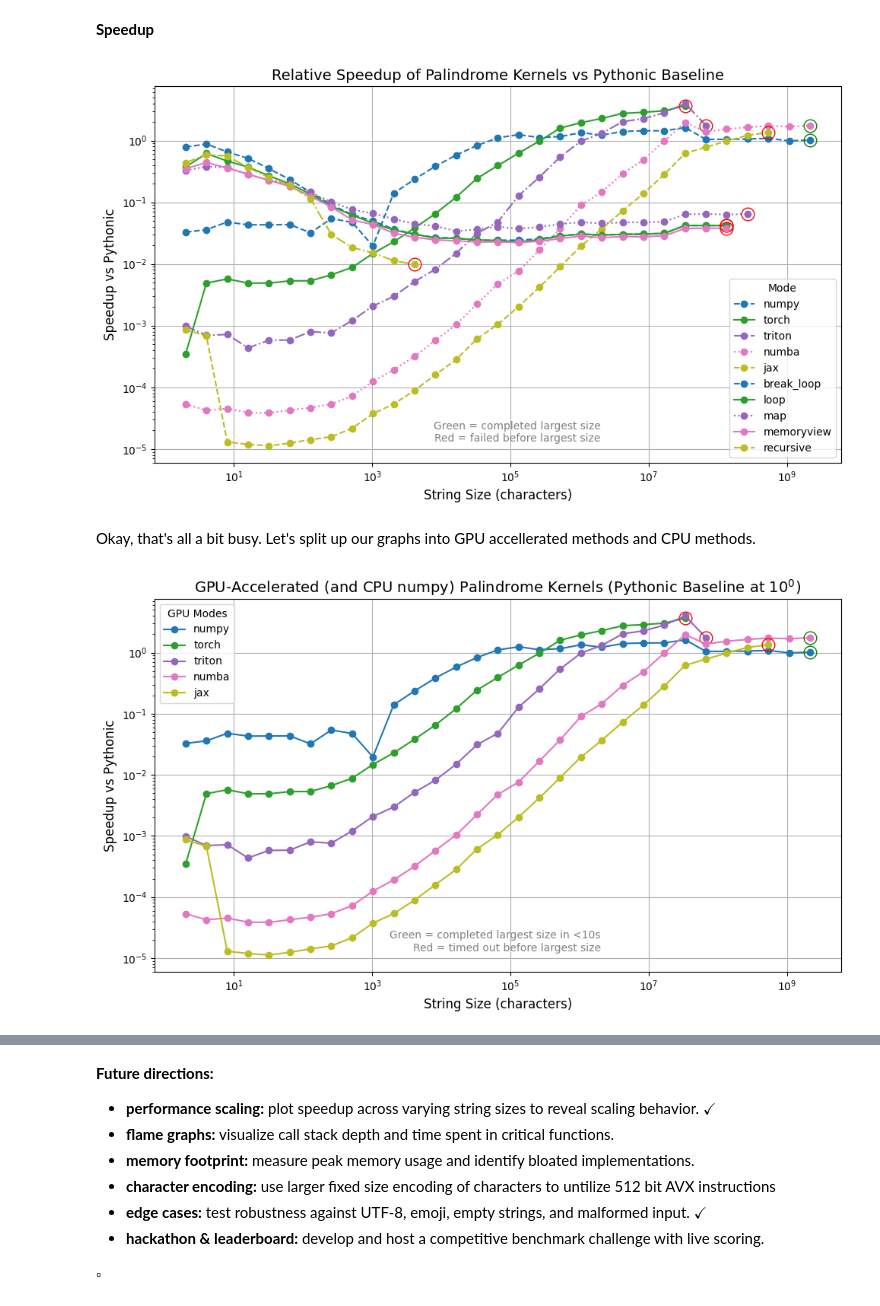
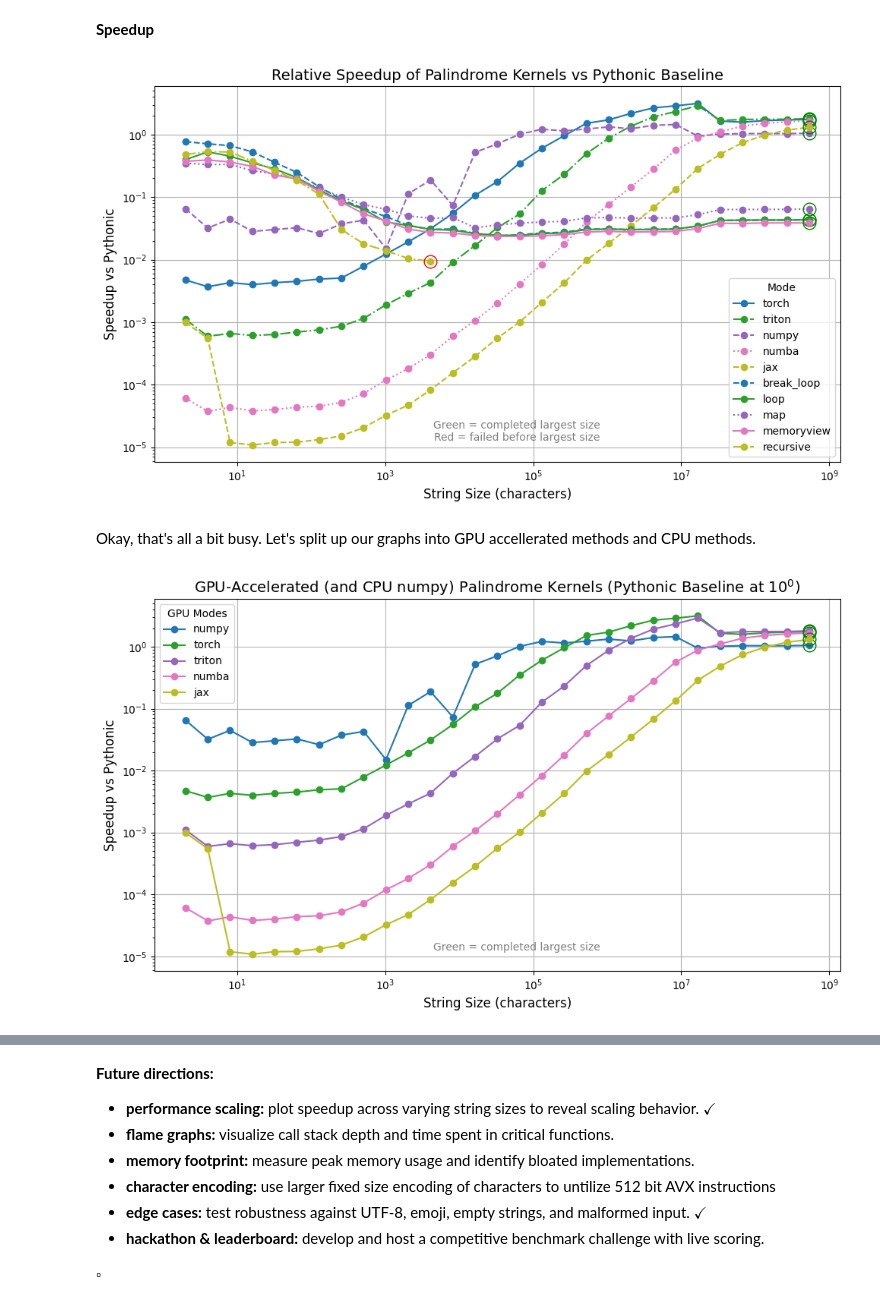
Before and after one commit to fractalclockwork/Chem277B, a Jupyter notebook: hw/HW_01/HW_01.ipynb, the cells around one changed output, grey strips where cells are left out. Cells and saved outputs as stored; diff of their text form; code cells hidden in the pictures.

Commit message:
added ipytest experiment; fixed false timeout logic; collected fresh results; updated conclusion based on current benchmark

```diff
--- a/hw/HW_01/HW_01.ipynb
+++ b/hw/HW_01/HW_01.ipynb
@@ -760,8 +813,8 @@ else:
                 timer = timeit.Timer(lambda: pc.is_palindrome())
                 elapsed = timer.timeit(number=runs)
                 avg_time = elapsed / runs
-                if avg_time > timeout:
-                    avg_time = float('inf')
+                #if avg_time > timeout:  # nope, not this simple.  ;-(
+                #    avg_time = float('inf')
             except Exception:
                 avg_time = float('inf')
             row[mode] = avg_time
@@ -907,7 +960,7 @@ plt.grid(True)
 plt.tight_layout()
 plt.show()
 # %% [output]
-[figure, old version]
+[figure, new version]
 # %% [markdown]
 Okay, that's all a bit busy.  Let's split up our graphs into GPU accellerated methods and CPU methods.
 # %%
@@ -923,35 +976,35 @@ for mode in gpu_modes:
         speedup_df[mode],
         linestyle='-',
         marker='o',
         label=mode
     )
 
     valid_series = speedup_df[mode][np.isfinite(speedup_df[mode])]
     if not valid_series.empty:
         last_size = valid_series.index[-1]
         last_val = valid_series.iloc[-1]
         color = 'green' if last_size == speedup_df.index.max() else 'red'
         plt.plot(last_size, last_val, marker='o', markersize=12,
                  markerfacecolor='none', markeredgecolor=color, linewidth=2)
 
 plt.text(
     0.65, 0.05,
-    "Green = completed largest size in <10s\nRed = timed out before largest size",
+    "Green = completed largest size",
     transform=plt.gca().transAxes,
     fontsize=10, color='gray', ha='right', va='bottom'
 )
 
 plt.xscale('log')
 plt.yscale('log')
 plt.xlabel('String Size (characters)', fontsize=12)
 plt.ylabel('Speedup vs Pythonic', fontsize=12)
 plt.title('GPU-Accelerated (and CPU numpy) Palindrome Kernels (Pythonic Baseline at $10^0$)', fontsize=14)
 plt.legend(title='GPU Modes')
 plt.grid(True)
 plt.tight_layout()
 plt.show()
 # %% [output]
-[figure, old version]
+[figure, new version]
 # %%
 cpu_modes = [mode for mode in speedup_df.columns if mode not in gpu_modes and mode != 'pythonic']
 
```
Also changed, not shown: parts of 12 cells of this notebook, 3 other files.
